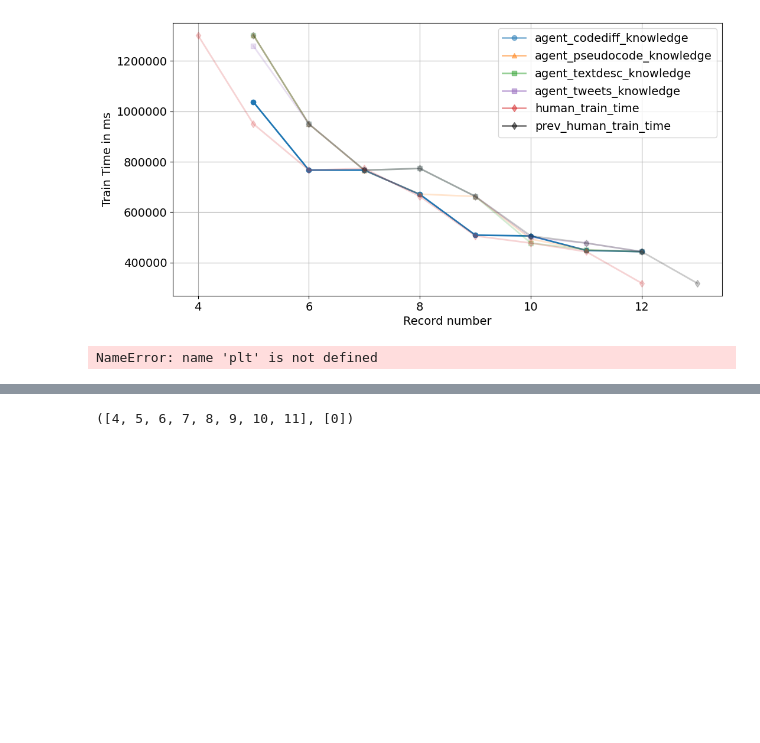
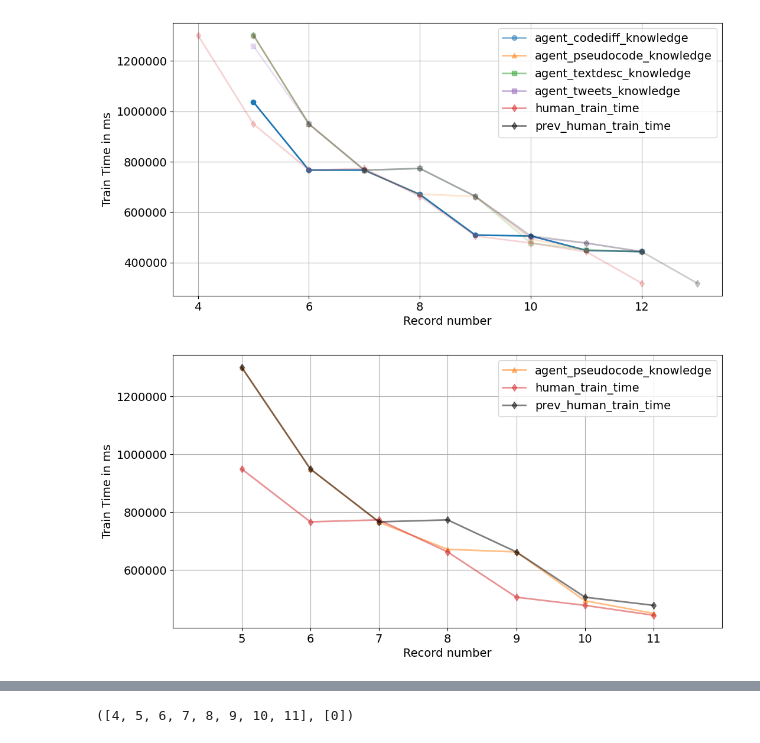
Before and after one commit to facebookresearch/llm-speedrunner, a Jupyter notebook: plot/results-rec-4-11-lev-0-1.ipynb, the cells around one changed output, grey strips where cells are left out. Drawn from its saved outputs; the diff is of its cells as text; code cells hidden in the pictures; blank space fills up the shorter version.

Commit message:
Tweak results notebook to plot training time curves from records 4 to 11, knowledge levels 0 and 1

```diff
--- a/results.ipynb
+++ b/plot/results-rec-4-11-lev-0-1.ipynb
@@ -8,4 +8,5 @@ from parse_levels import find_levels_in_configs, find_levels_in_configs_glob
 import pandas as pd
 import matplotlib.ticker as ticker
 # %%
-workspace_base_path = lambda item: os.path.join('old_workspaces', 'nanogpt_speedrun', item)
+workspace_base_path = lambda item: os.path.join('/checkpoint/maui/zhaobc/scientist/old_workspace', 'nanogpt_speedrun', item)
+print(workspace_base_path)
@@ -12,9 +15,10 @@ workspace_base_path = lambda item: os.path.join('old_workspaces', 'nanogpt_speed
 # %%
 ori_results = find_levels_in_configs_glob(
     [
-        'old_workspaces/nanogpt_speedrun/record_*_20250401_*',
-        'old_workspaces/nanogpt_speedrun/record_*_20250331_*'
+        '/checkpoint/maui/zhaobc/scientist/old_workspace/nanogpt_speedrun/record_*_20250401_*',
+        '/checkpoint/maui/zhaobc/scientist/old_workspace/nanogpt_speedrun/record_*_20250331_*'
     ]
 )
+print(ori_results)
 # %% [output]
 Found 287 directories
@@ -386,35 +423,42 @@ INFO:matplotlib.animation:MovieWriter._run: running command: ffmpeg -f rawvideo
 # %%
 cmap = plt.get_cmap('tab10')
 fig, ax = plt.subplots()
 # Plot all curves with initial alpha=0.5
-ax.plot(agent_record.keys(), agent_record.values(),
-        label='agent_codediff_knowledge',
-        color=cmap(0), linestyle='-', marker='o', linewidth=2, alpha=0.5)
-ax.plot(agent_l1_record.keys(), agent_l1_record.values(),
-        label='agent_pseudocode_knowledge',
-        color=cmap(1), linestyle='-', marker='^', linewidth=2, alpha=0.5)
-ax.plot(agent_l2_record.keys(), agent_l2_record.values(),
-        label='agent_textdesc_knowledge',
-        color=cmap(2), linestyle='-', marker='s', linewidth=2, alpha=0.5)
-ax.plot(agent_l3_record.keys(), agent_l3_record.values(),
-        label='agent_tweets_knowledge',
-        color=cmap(4), linestyle='-', marker='s', linewidth=2, alpha=0.5)
-ax.plot(human_train_time_dict.keys(), human_train_time_dict.values(),
-        label='human_train_time',
-        color=cmap(3), linestyle='-', marker='d', linewidth=2, alpha=0.5)
-prev_human_train_time_dict = {k + 1: v for k, v in human_train_time_dict.items()}
-ax.plot(prev_human_train_time_dict.keys(), human_train_time_dict.values(),
-        label='prev_human_train_time',
-        color='black', linestyle='-', marker='d', linewidth=2, alpha=0.5)
+# ax.plot({k: v for k, v in agent_record.items() if 5 <= k <= 11}.keys(),
+#     {k: v for k, v in agent_record.items() if 5 <= k <= 11}.values(),
+#     label='agent_codediff_knowledge',
+#     color=cmap(0), linestyle='-', marker='o', linewidth=2, alpha=0.5)
+ax.plot({k: v for k, v in agent_l1_record.items() if 5 <= k <= 11}.keys(),
+    {k: v for k, v in agent_l1_record.items() if 5 <= k <= 11}.values(),
+    label='agent_pseudocode_knowledge',
+    color=cmap(1), linestyle='-', marker='^', linewidth=2, alpha=0.5)
+# ax.plot({k: v for k, v in agent_l2_record.items() if 5 <= k <= 11}.keys(),
+#         {k: v for k, v in agent_l2_record.items() if 5 <= k <= 11}.values(),
+#         label='agent_textdesc_knowledge',
+#         color=cmap(2), linestyle='-', marker='s', linewidth=2, alpha=0.5)
+# ax.plot({k: v for k, v in agent_l3_record.items() if 5 <= k <= 11}.keys(),
+#         {k: v for k, v in agent_l3_record.items() if 5 <= k <= 11}.values(),
+#         label='agent_tweets_knowledge',
+#         color=cmap(4), linestyle='-', marker='s', linewidth=2, alpha=0.5)
+ax.set_xlim(4, 12)
+ax.set_xticks(range(5, 12))
+ax.plot({k: v for k, v in human_train_time_dict.items() if 5 <= k <= 11}.keys(),
+    {k: v for k, v in human_train_time_dict.items() if 5 <= k <= 11}.values(),
+    label='human_train_time',
+    color=cmap(3), linestyle='-', marker='d', linewidth=2, alpha=0.5)
+prev_human_train_time_dict = {k + 1: v for k, v in human_train_time_dict.items() if 5 <= k + 1 <= 11}
+ax.plot(prev_human_train_time_dict.keys(), prev_human_train_time_dict.values(),
+    label='prev_human_train_time',
+    color='black', linestyle='-', marker='d', linewidth=2, alpha=0.5)
 ax.set_xlabel('Record number')
 ax.set_ylabel('Train Time in ms')
 ax.grid()
 ax.legend()
 def plain_formatter(x, pos):
     return f"{x:.0f}"
 ax.xaxis.set_major_formatter(ticker.FuncFormatter(plain_formatter))
 ax.yaxis.set_major_formatter(ticker.FuncFormatter(plain_formatter))
 
 plt.show()
 # %% [output]
-NameError: name 'plt' is not defined
+[figure, added]
```
Also changed, not shown: parts of 7 cells of this notebook.
